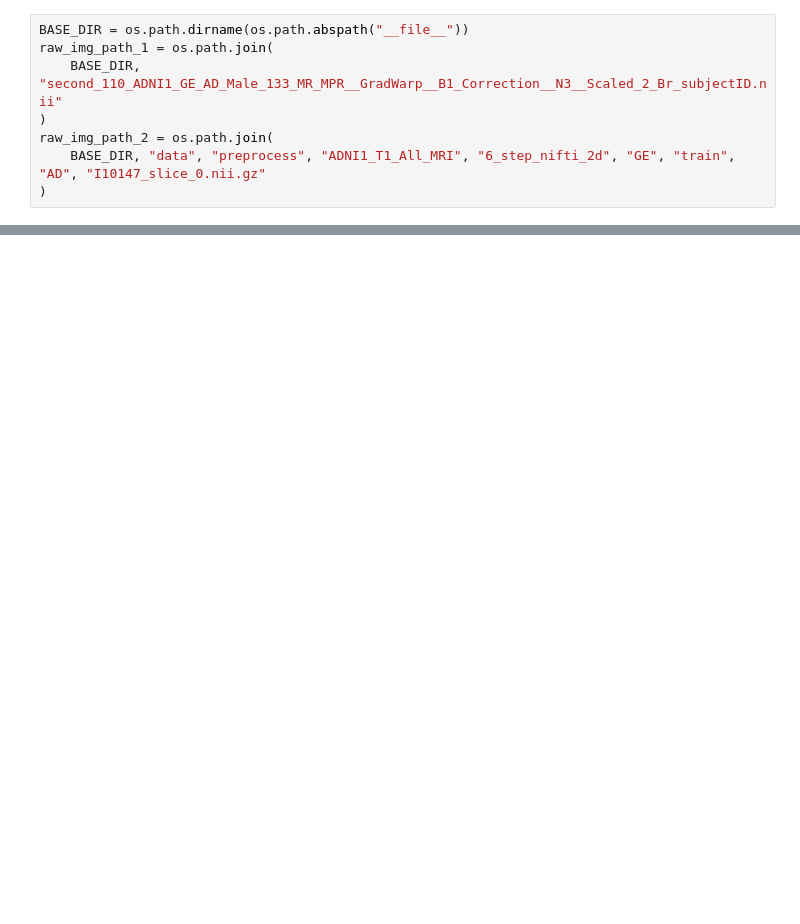
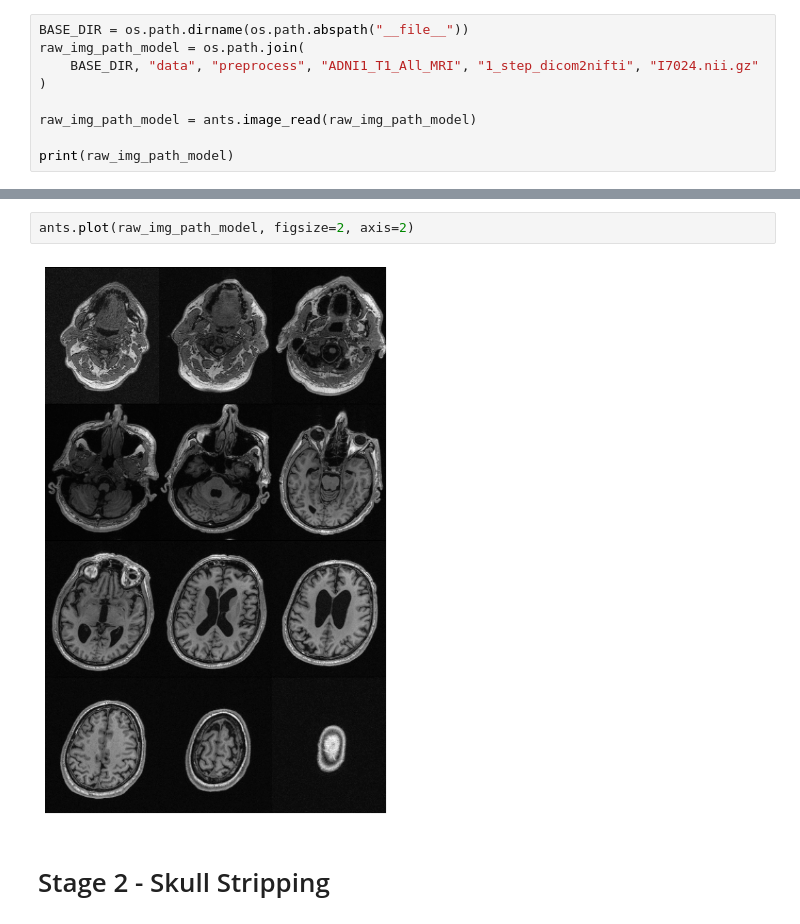
Before and after one commit to derick-amontagna/DAMS, a Jupyter notebook: test_load_image.ipynb, the cells around one changed output, grey strips where cells are left out. Cells and saved outputs as stored; diff of their text form; blank space fills up the shorter version.

```diff
--- a/test_load_image.ipynb
+++ b/test_load_image.ipynb
@@ -11,8 +45,9 @@ AntsPy version: 0.4.2
 # %%
 BASE_DIR = os.path.dirname(os.path.abspath("__file__"))
-raw_img_path_1 = os.path.join(
-    BASE_DIR, "second_110_ADNI1_GE_AD_Male_133_MR_MPR__GradWarp__B1_Correction__N3__Scaled_2_Br_subjectID.nii"
+raw_img_path_model = os.path.join(
+    BASE_DIR, "data", "preprocess", "ADNI1_T1_All_MRI", "1_step_dicom2nifti", "I7024.nii.gz"
 )
-raw_img_path_2 = os.path.join(
-    BASE_DIR, "data", "preprocess", "ADNI1_T1_All_MRI", "6_step_nifti_2d", "GE", "train", "AD", "I10147_slice_0.nii.gz"
-)
+
+raw_img_path_model = ants.image_read(raw_img_path_model)
+
+print(raw_img_path_model)
@@ -21,0 +70,6 @@ raw_img_ants_2 = ants.image_read(raw_img_path_2)
+# %%
+ants.plot(raw_img_path_model, figsize=2, axis=2)
+# %% [output]
+[figure, added]
+# %% [markdown]
+# Stage 2 - Skull Stripping
```
Also changed, not shown: parts of 27 cells of this notebook, 6 other files.
